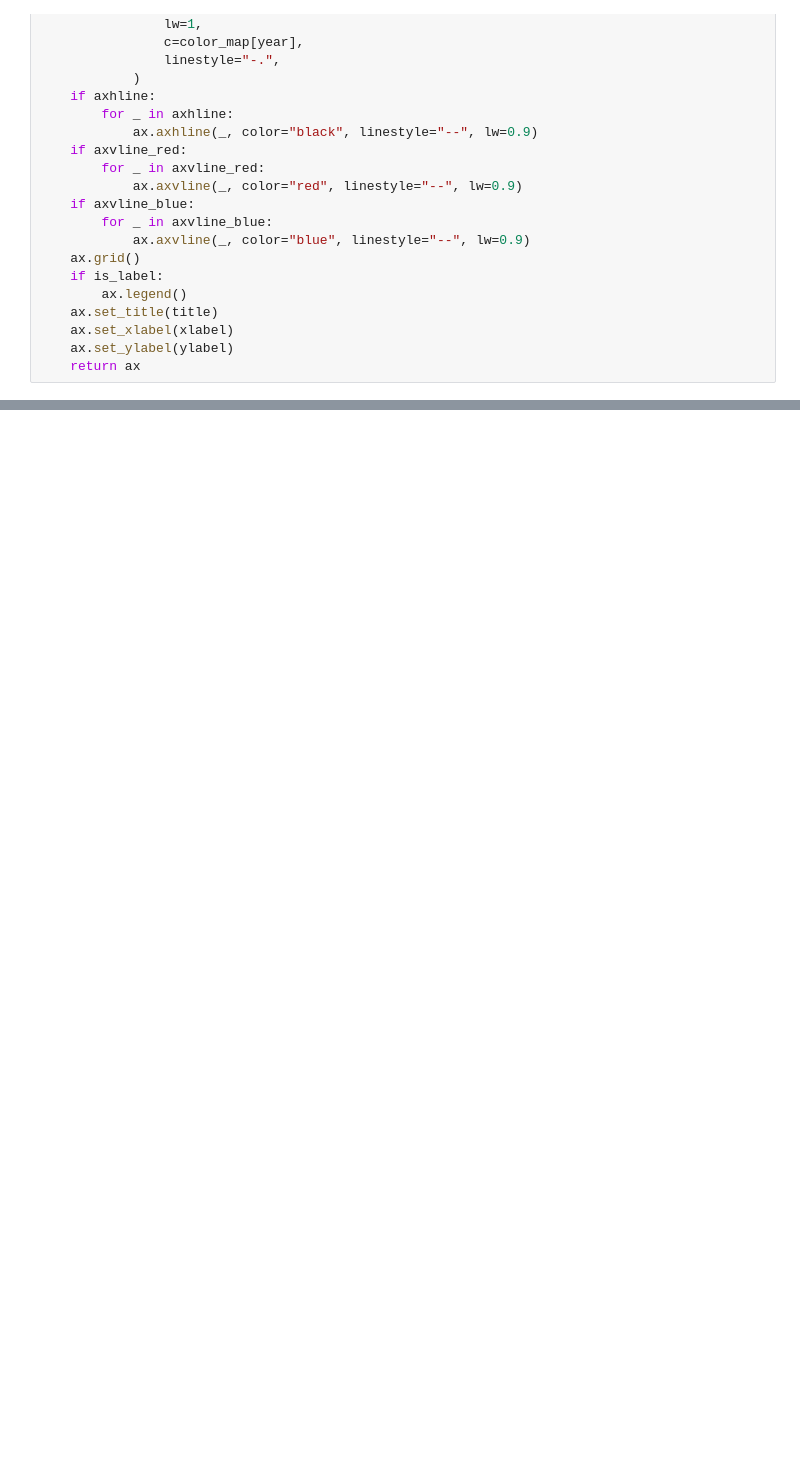
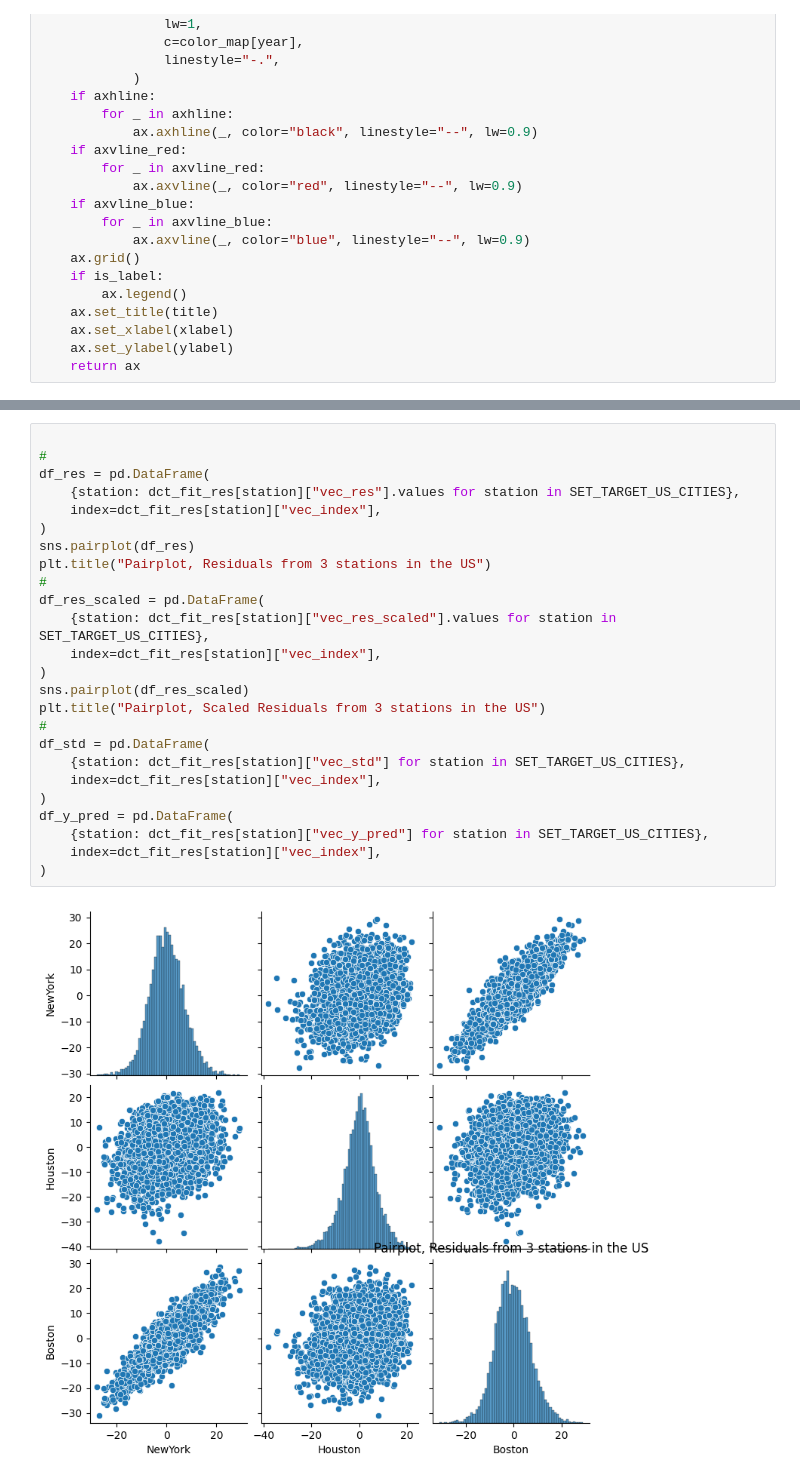
Before and after one commit to KiranReddy0808/Financial-Engineering-Project, a Jupyter notebook: notebooks/Temperature_Analytics.ipynb, the cells around one changed output, grey strips where cells are left out. Saved outputs shown, nothing was run; the diff lists cells and outputs as text; blank space fills up the shorter version.

```diff
--- a/notebooks/Temperature_Analytics.ipynb
+++ b/notebooks/Temperature_Analytics.ipynb
@@ -170,0 +326,27 @@ plt.tight_layout()
+# %%
+
+#
+df_res = pd.DataFrame(
+    {station: dct_fit_res[station]["vec_res"].values for station in SET_TARGET_US_CITIES},
+    index=dct_fit_res[station]["vec_index"],
+)
+sns.pairplot(df_res)
+plt.title("Pairplot, Residuals from 3 stations in the US")
+#
+df_res_scaled = pd.DataFrame(
+    {station: dct_fit_res[station]["vec_res_scaled"].values for station in SET_TARGET_US_CITIES},
+    index=dct_fit_res[station]["vec_index"],
+)
+sns.pairplot(df_res_scaled)
+plt.title("Pairplot, Scaled Residuals from 3 stations in the US")
+#
+df_std = pd.DataFrame(
+    {station: dct_fit_res[station]["vec_std"] for station in SET_TARGET_US_CITIES},
+    index=dct_fit_res[station]["vec_index"],
+)
+df_y_pred = pd.DataFrame(
+    {station: dct_fit_res[station]["vec_y_pred"] for station in SET_TARGET_US_CITIES},
+    index=dct_fit_res[station]["vec_index"],
+)
+# %% [output]
+[figure, added]
```
Also changed, not shown: parts of 16 cells of this notebook, 3 other files.
